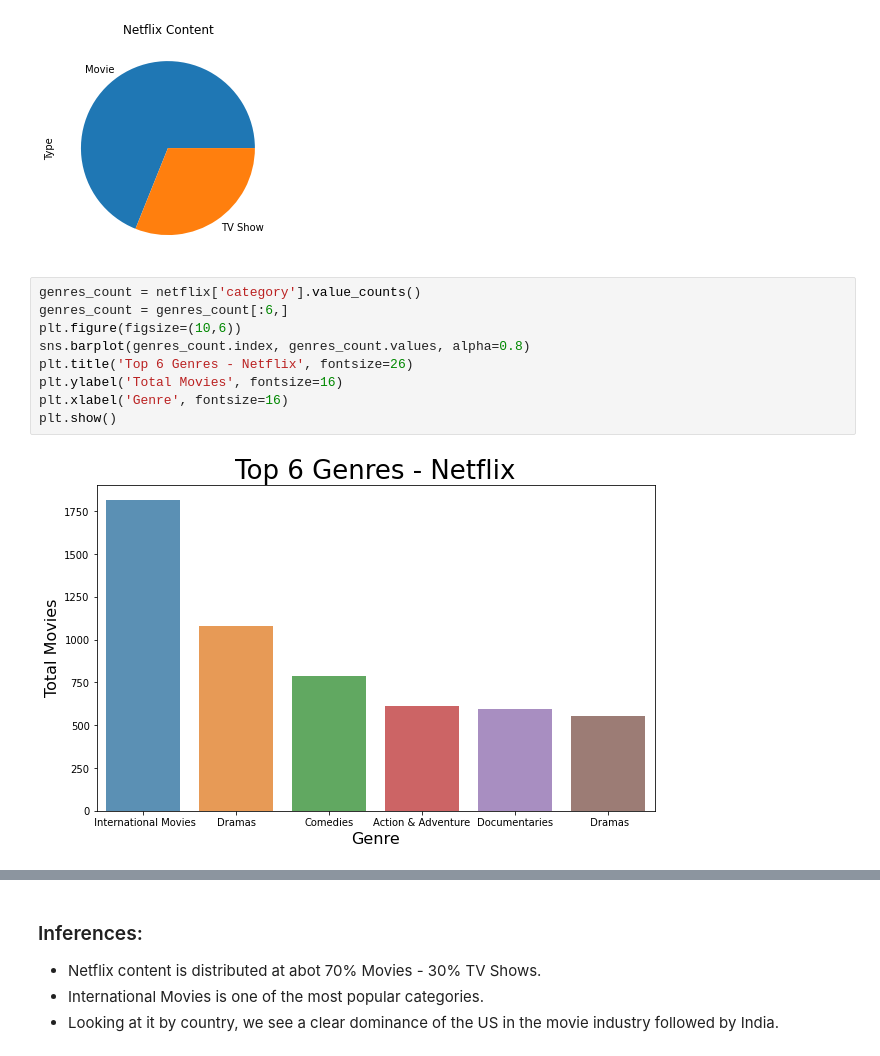
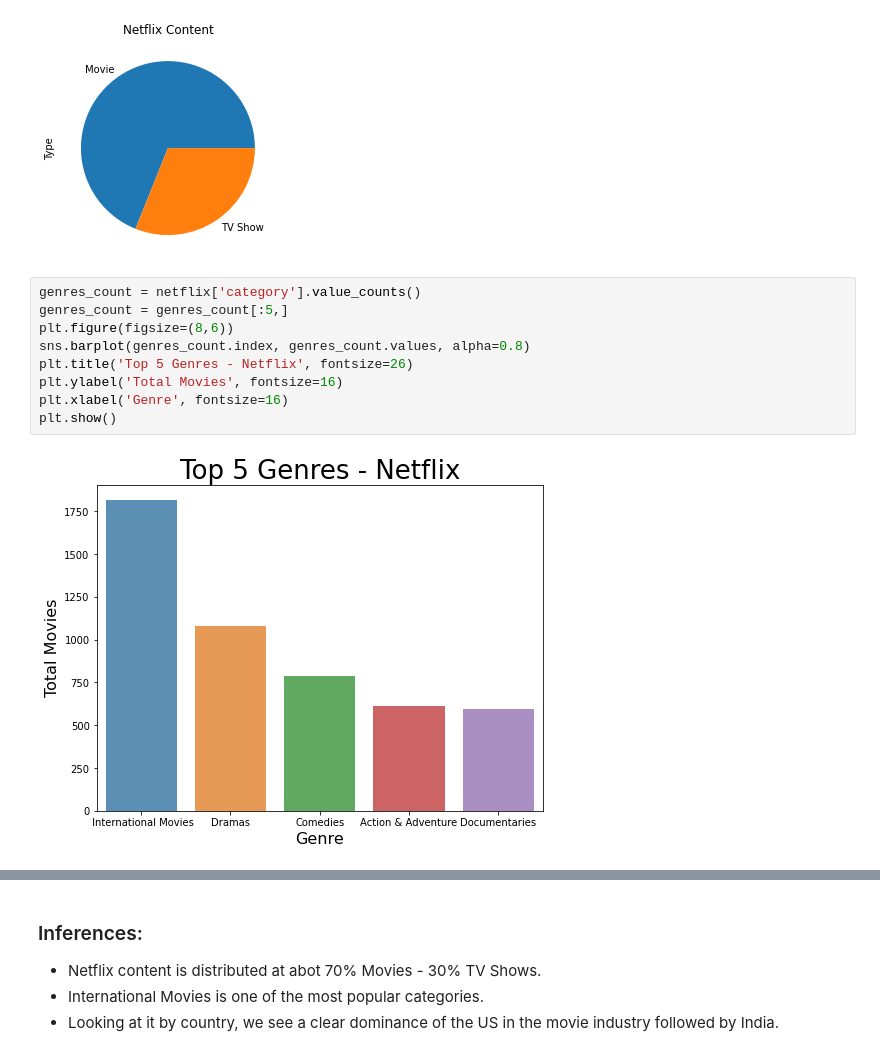
Before and after one commit to adcm2292/dsc-phase-1-project-online, a Jupyter notebook: notebooks/n4_the-netflix-effect-and-recommendation.ipynb, the cells around one changed output, grey strips where cells are left out. Drawn from its saved outputs; the diff is of its cells as text.

```diff
--- a/notebooks/n4_the-netflix-effect-and-recommendation.ipynb
+++ b/notebooks/n4_the-netflix-effect-and-recommendation.ipynb
@@ -50,14 +50,14 @@ plt.show()
 [figure]
 # %%
 genres_count = netflix['category'].value_counts()
-genres_count = genres_count[:6,]
-plt.figure(figsize=(10,6))
+genres_count = genres_count[:5,]
+plt.figure(figsize=(8,6))
 sns.barplot(genres_count.index, genres_count.values, alpha=0.8)
-plt.title('Top 6 Genres - Netflix', fontsize=26)
+plt.title('Top 5 Genres - Netflix', fontsize=26)
 plt.ylabel('Total Movies', fontsize=16)
 plt.xlabel('Genre', fontsize=16)
 plt.show()
 # %% [output]
-[figure, old version]
+[figure, new version]
 # %%
 country_count = netflix['country'].value_counts()
```
Also changed, not shown: parts of 2 cells of this notebook, 6 other files.
